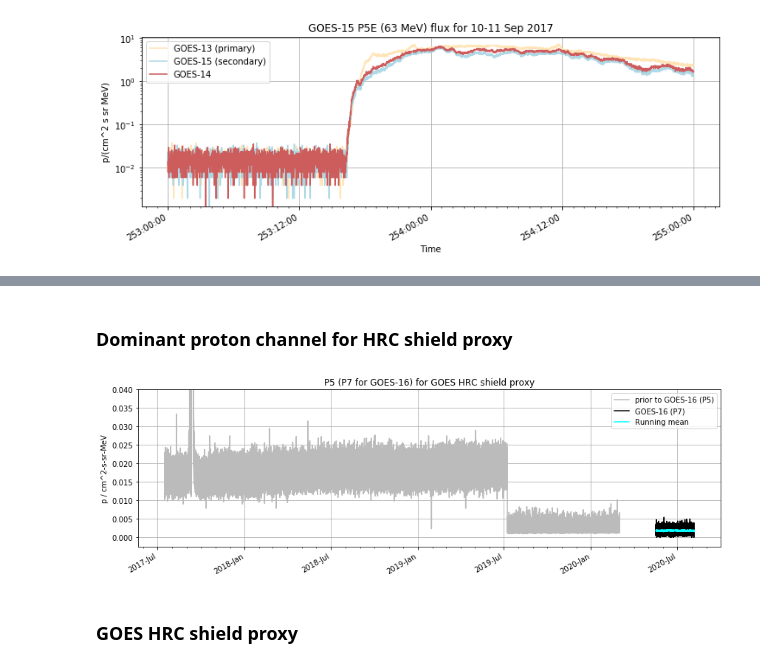
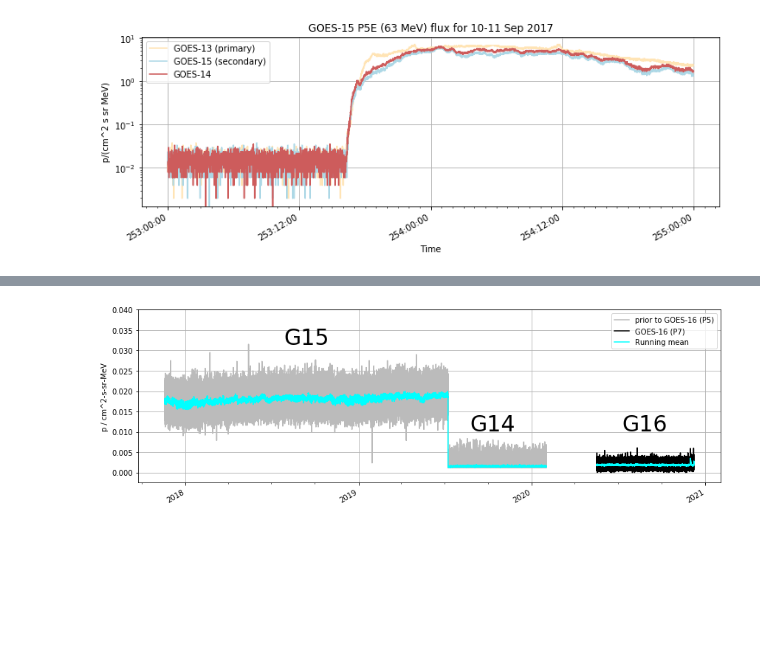
Before and after one commit to chandra-mta/mtanb, a Jupyter notebook: g16-hrc-proxy/g14-2017.ipynb, the cells around one changed output, grey strips where cells are left out. Drawn from its saved outputs; the diff is of its cells as text; code cells hidden in the pictures; blank space fills up the shorter version.

```diff
--- a/g16-hrc-proxy/g14-2017.ipynb
+++ b/g16-hrc-proxy/g14-2017.ipynb
@@ -194,37 +210,41 @@ p7 = table.col('p7')
 p9 = table.col('p9')
 hrc_shield = table.col('hrc_shield')
 h5.close()
-# %% [markdown]
-### Dominant proton channel for HRC shield proxy
 # %%
 n1 = 300000
-n2 = 26000
-n3 = 25000
+n2 = 60000
 # %%
-plt.figure(1, figsize=(12, 4))
+fig = plt.figure(1, figsize=(12, 4))
 
-bad = hrc_shield[-n1:-n2] < 0.1
-x = secs[-n1:-n2][~bad]
-y = p5[-n1:-n2][~bad]
+# Prior to GOES-16
+bad = (hrc_shield[-n1:] < 0.1) | (sat[-n1:] == 16)
+x = secs[-n1:][~bad]
+y = p5[-n1:][~bad]
 plot_cxctime(x, y, color="#bbbbbb", label='prior to GOES-16 (P5)')
 
-bad = hrc_shield[-n3:] < 0.1
-x = secs[-n3:][~bad]
-y = p7[-n3:][~bad]
+N = 60  # 60 x 5 min = 300 min = 5 hours
+y_mean = np.convolve(y, np.ones((N,))/N, mode='valid')
+plot_cxctime(x[N - 1:], y_mean, color='cyan')
+
+# GOES-16
+bad = (hrc_shield[-n2:] < 0.1) | (sat[-n2:] != 16)
+x = secs[-n2:][~bad]
+y = p7[-n2:][~bad]
 plot_cxctime(x, y, color='k', label='GOES-16 (P7)')
 
-# 60 x 5 min = 300 min = 5 hours
 N = 60
 y_mean = np.convolve(y, np.ones((N,))/N, mode='valid')
 plot_cxctime(x[N - 1:], y_mean, color='cyan', label='Running mean')
 
 plt.grid()
 plt.ylim(-0.0025, 0.04)
-plt.title('P5 (P7 for GOES-16) for GOES HRC shield proxy')
 plt.ylabel('p / cm^2-s-sr-MeV')
 plt.legend()
 plt.tight_layout()
+
+ax = fig.axes[0]
+plt.text(0.25, 0.8, 'G15', transform=ax.transAxes, fontsize=30, color='k')
+plt.text(0.57, 0.3, 'G14', transform=ax.transAxes, fontsize=30, color='k')
+plt.text(0.83, 0.3, 'G16', transform=ax.transAxes, fontsize=30, color='k');
 # %% [output]
-[figure, old version]
+[figure, new version]
-# %% [markdown]
-### GOES HRC shield proxy
```
Also changed, not shown: parts of 13 cells of this notebook.
